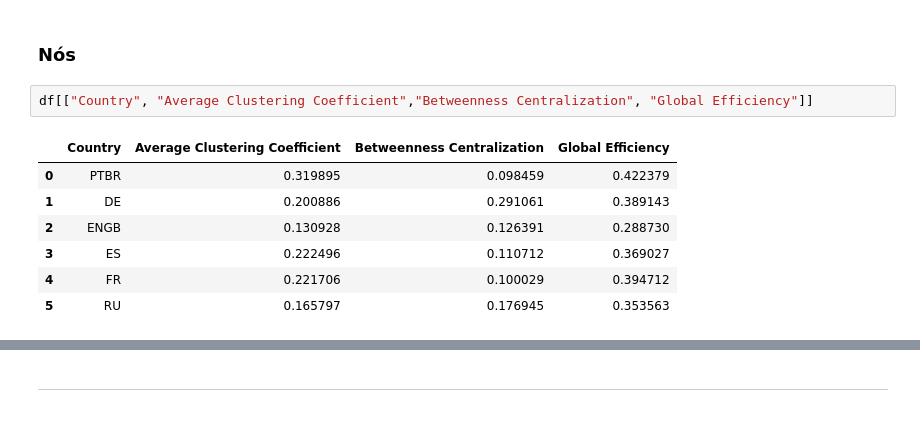
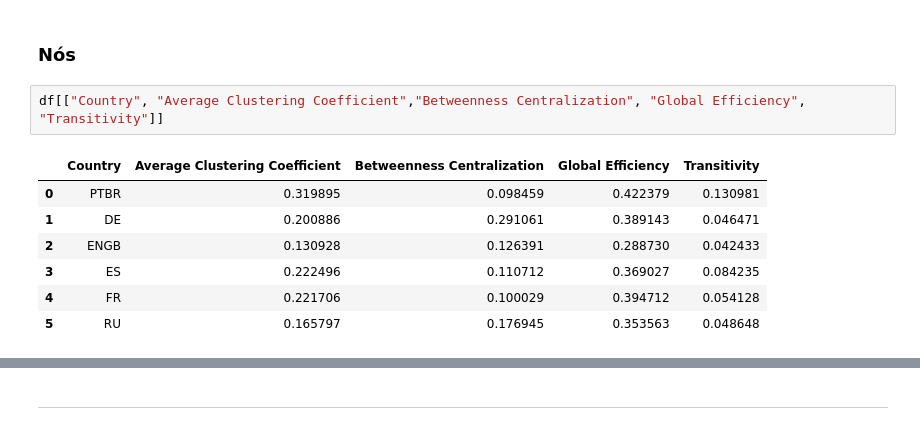
Before and after one commit to Vullkano/ARA, a Jupyter notebook: Projeto/Twitch/notebooks/1.SeeAllRegion.ipynb, the cells around one changed output, grey strips where cells are left out. Drawn from its saved outputs; the diff is of its cells as text.

```diff
--- a/Projeto/Twitch/notebooks/1.SeeAllRegion.ipynb
+++ b/Projeto/Twitch/notebooks/1.SeeAllRegion.ipynb
@@ -242,13 +250,13 @@ As diferenças observadas no **diâmetro** e no **comprimento médio dos caminho
 # %% [markdown]
 ### Nós
 # %%
-df[["Country", "Average Clustering Coefficient","Betweenness Centralization", "Global Efficiency"]]
+df[["Country", "Average Clustering Coefficient","Betweenness Centralization", "Global Efficiency", "Transitivity"]]
 # %% [output]
-|  | Country | Average Clustering Coefficient | Betweenness Centralization | Global Efficiency |
-| 0 | PTBR | 0.319895 | 0.098459 | 0.422379 |
-| 1 | DE | 0.200886 | 0.291061 | 0.389143 |
-| 2 | ENGB | 0.130928 | 0.126391 | 0.288730 |
-| 3 | ES | 0.222496 | 0.110712 | 0.369027 |
-| 4 | FR | 0.221706 | 0.100029 | 0.394712 |
-| 5 | RU | 0.165797 | 0.176945 | 0.353563 |
+|  | Country | Average Clustering Coefficient | Betweenness Centralization | Global Efficiency | Transitivity |
+| 0 | PTBR | 0.319895 | 0.098459 | 0.422379 | 0.130981 |
+| 1 | DE | 0.200886 | 0.291061 | 0.389143 | 0.046471 |
+| 2 | ENGB | 0.130928 | 0.126391 | 0.288730 | 0.042433 |
+| 3 | ES | 0.222496 | 0.110712 | 0.369027 | 0.084235 |
+| 4 | FR | 0.221706 | 0.100029 | 0.394712 | 0.054128 |
+| 5 | RU | 0.165797 | 0.176945 | 0.353563 | 0.048648 |
 # %% [markdown]
```
Also changed, not shown: parts of 2 cells of this notebook, 42 other files.
